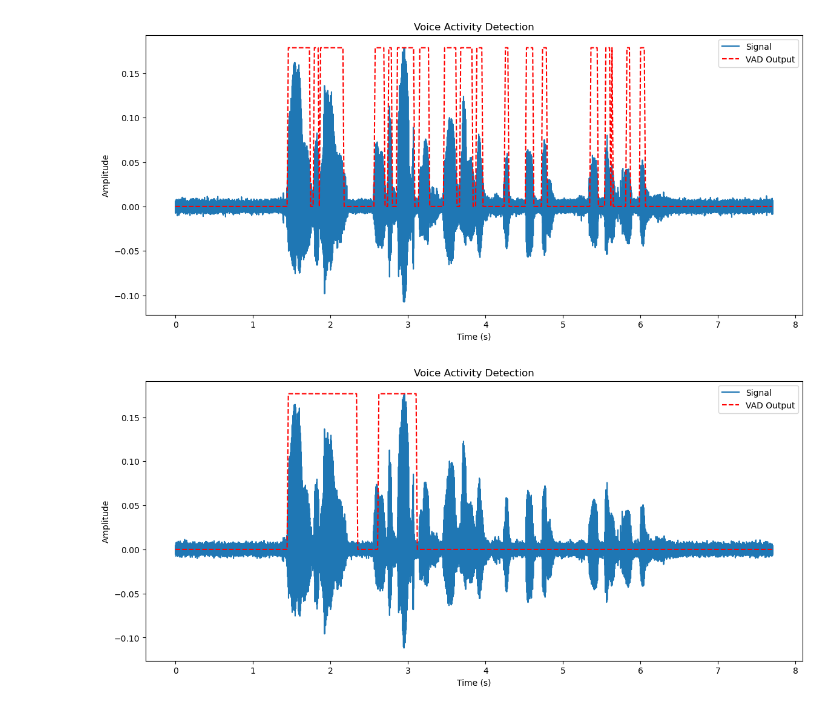
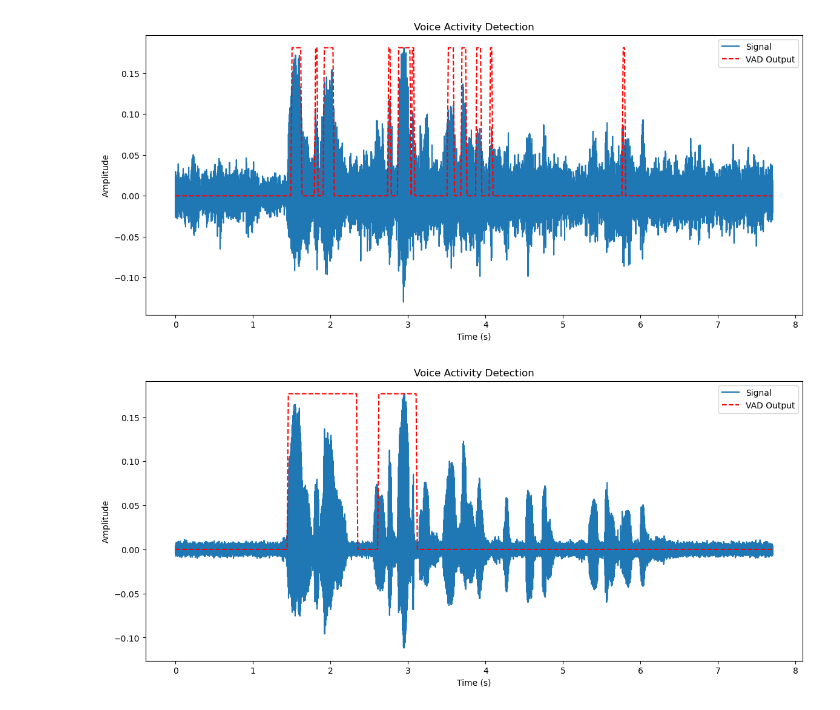
Before and after one commit to helenamehler/sdpe-seminar, a Jupyter notebook: sdpe_presentation.ipynb, the cells around one changed output. Saved outputs shown, nothing was run; the diff lists cells and outputs as text; code cells hidden in the pictures.

Commit message:
Add babble noise

```diff
--- a/sdpe_presentation.ipynb
+++ b/sdpe_presentation.ipynb
@@ -5,6 +5,7 @@ import matplotlib.pyplot as plt
 from scipy.stats import chi2
 # %%
 audio_file = 'sample-000003.mp3'  # Replace with your audio file path
+babble_noise = 'babble.wav'
 # %%
 def load_audio(file_path, sr=16000):
     signal, sample_rate = librosa.load(file_path, sr=sr)
@@ -23,6 +24,28 @@ def add_white_noise(signal, snr_db):
 
     noisy_signal = signal + noise
     return noisy_signal
+# %%
+def add_babble_noise(signal, noise, snr_db):
+    # Ensure the noise is at least as long as the signal
+    if len(noise) < len(signal):
+        noise = np.tile(noise, int(np.ceil(len(signal) / len(noise))))
+    noise = noise[:len(signal)]
+
+    # Calculate the power of the signal and the noise
+    signal_power = np.mean(signal**2)
+    noise_power = np.mean(noise**2)
+
+    # Calculate the desired noise power for the given SNR
+    snr_linear = 10**(snr_db / 10)
+    desired_noise_power = signal_power / snr_linear
+
+    # Scale the noise to achieve the desired noise power
+    scaling_factor = np.sqrt(desired_noise_power / noise_power)
+    scaled_noise = noise * scaling_factor
+
+    # Add the scaled noise to the signal
+    noisy_signal = signal + scaled_noise
+    return noisy_signal
 # %%
 # Estimate noise statistics (assume initial frames are noise)
 def estimate_noise_initial(signal, frame_length=512, hop_length=256, noise_frames=5):
@@ -60,15 +83,17 @@ def plot_vad(signal, vad_mask, hop_length=256, sr=16000):
     plt.show()
 # %%
 # Detect voice with no smoothing
-snr_db = 15
+snr_db = 5
 signal, sr = load_audio(audio_file)
-signal = add_white_noise(signal, snr_db)
+babble, _ = load_audio(babble_noise)
+#signal = add_white_noise(signal, snr_db)
+signal = add_babble_noise(signal, babble, snr_db)
 noise_variance = estimate_noise_initial(signal)
 threshold = calculate_threshold(noise_variance)
 vad_mask = vad_nosmoothing(signal, threshold)
 plot_vad(signal, vad_mask, sr=sr)
 # %% [output]
-[figure, old version]
+[figure, new version]
 # %%
 # Add forgetting factor
 # %%
```
